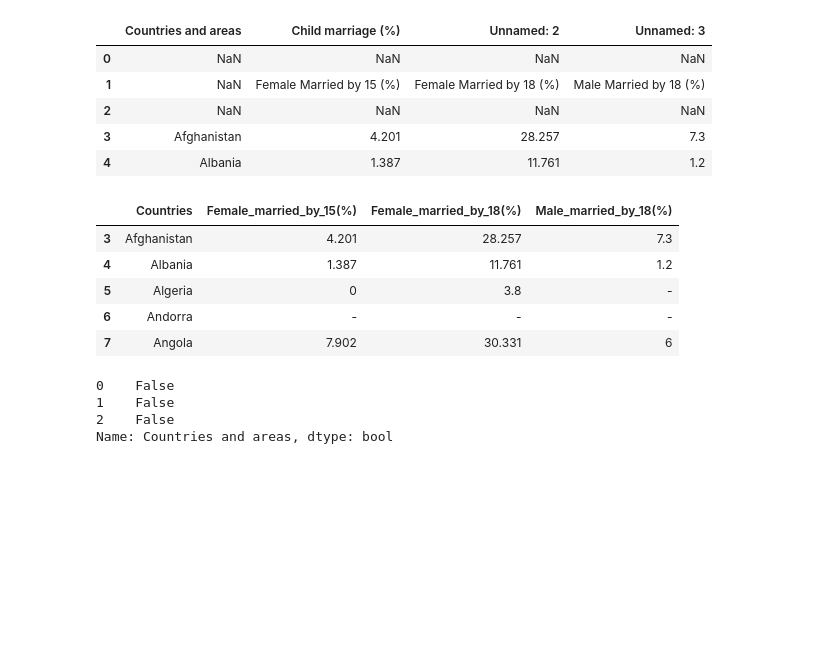
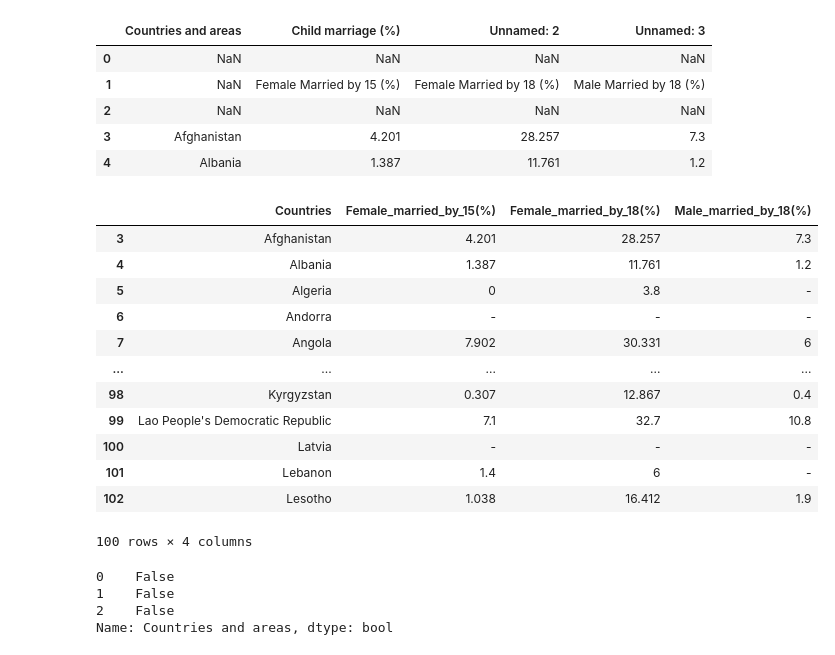
Before and after one commit to shimjide123/datman, a Jupyter notebook: PS2_Yu_Nong.ipynb, the cells around one changed output. Cells and saved outputs as stored; diff of their text form; code cells hidden in the pictures; blank space fills up the shorter version.

```diff
--- a/PS2_Yu_Nong.ipynb
+++ b/PS2_Yu_Nong.ipynb
@@ -33,14 +39,21 @@ Marriage.rename(columns={'Female married by 15(%)': 'Female_married_by_15(%)'},
 # %%
 Marriage=Marriage.drop(Marriage.index[[0,1,2]],axis=0) #I dropped the first 3 rows cuz they are no use
 # %%
-Marriage.head()
+Marriage.head(100)
 # %% [output]
 |  | Countries | Female_married_by_15(%) | Female_married_by_18(%) | Male_married_by_18(%) |
 | 3 | Afghanistan | 4.201 | 28.257 | 7.3 |
 | 4 | Albania | 1.387 | 11.761 | 1.2 |
 | 5 | Algeria | 0 | 3.8 | - |
 | 6 | Andorra | - | - | - |
 | 7 | Angola | 7.902 | 30.331 | 6 |
+| ... | ... | ... | ... | ... |
+| 98 | Kyrgyzstan | 0.307 | 12.867 | 0.4 |
+| 99 | Lao People's Democratic Republic | 7.1 | 32.7 | 10.8 |
+| 100 | Latvia | - | - | - |
+| 101 | Lebanon | 1.4 | 6 | - |
+| 102 | Lesotho | 1.038 | 16.412 | 1.9 |
+100 rows × 4 columns
 # %%
 Marriage['Countries and areas'][0:3].notnull()
 # %% [output]
```
Also changed, not shown: parts of 15 cells of this notebook.
